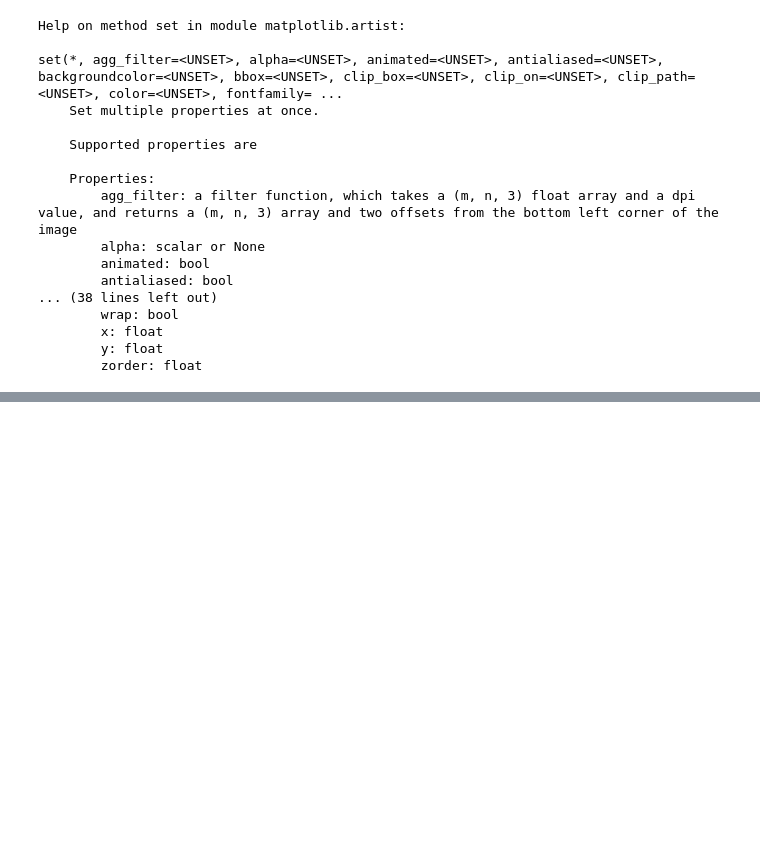
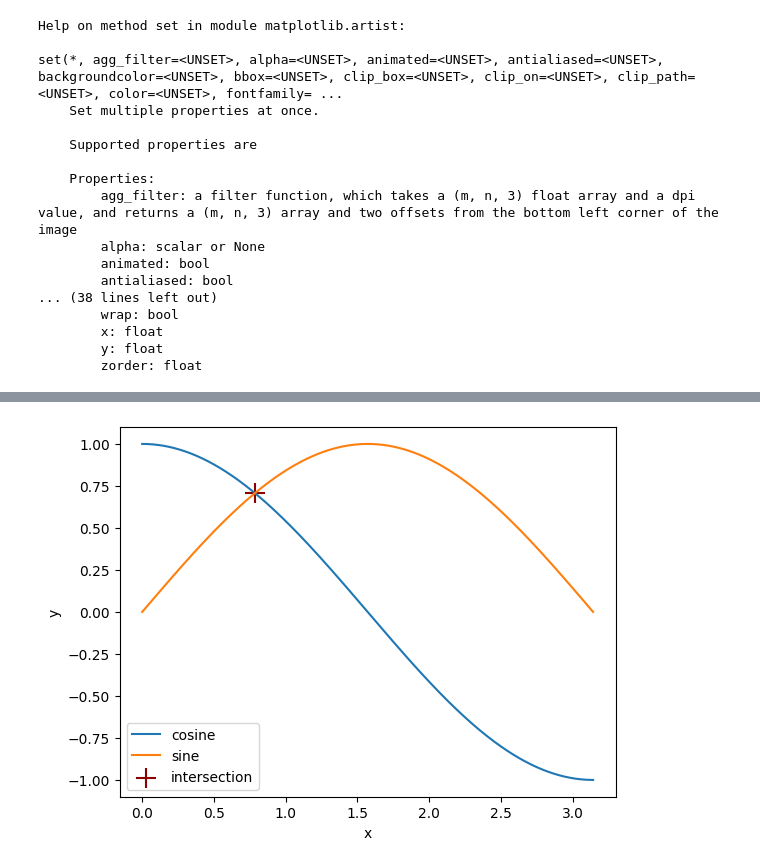
Before and after one commit to TLouf/Py4DataSci-course, a Jupyter notebook: python-school/visualization/1-basics-sol.ipynb, the cells around one changed output, grey strips where cells are left out. Cells and saved outputs as stored; diff of their text form; code cells hidden in the pictures; blank space fills up the shorter version.

```diff
--- a/python-school/visualization/1-basics-sol.ipynb
+++ b/python-school/visualization/1-basics-sol.ipynb
@@ -359,0 +404,20 @@ set(*, agg_filter=<UNSET>, alpha=<UNSET>, animated=<UNSET>, antialiased=<UNSET>,
+# %%
+x = np.linspace(0, np.pi, 1000)
+y1 = np.cos(x)
+y2 = np.sin(x)
+
+fig, ax = plt.subplots()
+ax.plot(x, y1, label="cosine")
+ax.plot(x, y2, label="sine")
+
+i_min = np.argmin((y2 - y1) ** 2)
+x_cross = x[i_min]
+y_cross = (y2[i_min] + y1[i_min]) / 2
+ax.scatter(x_cross, y_cross, s=15**2, c="darkred", marker="+", label="intersection")
+
+ax.set_xlabel("x")
+ax.set_ylabel("y")
+
+ax.legend();
+# %% [output]
+[figure, added]
```
Also changed, not shown: parts of 15 cells of this notebook, 1 other file.
